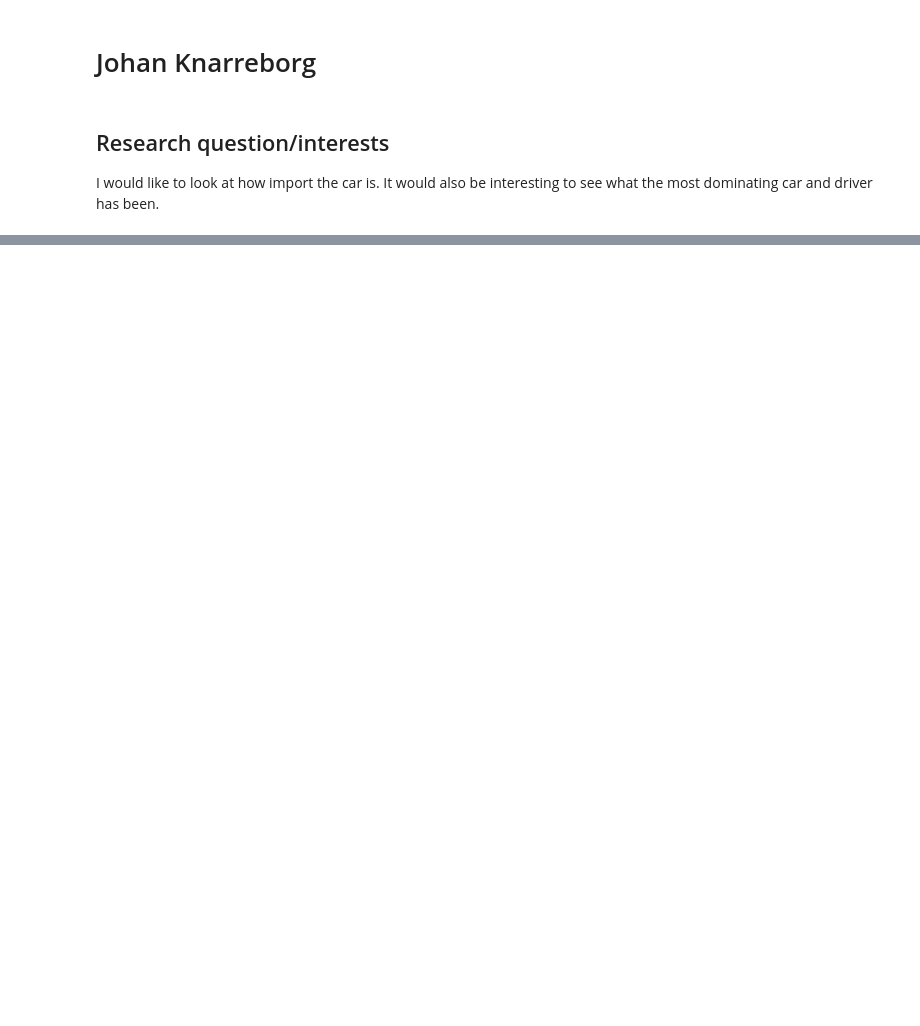
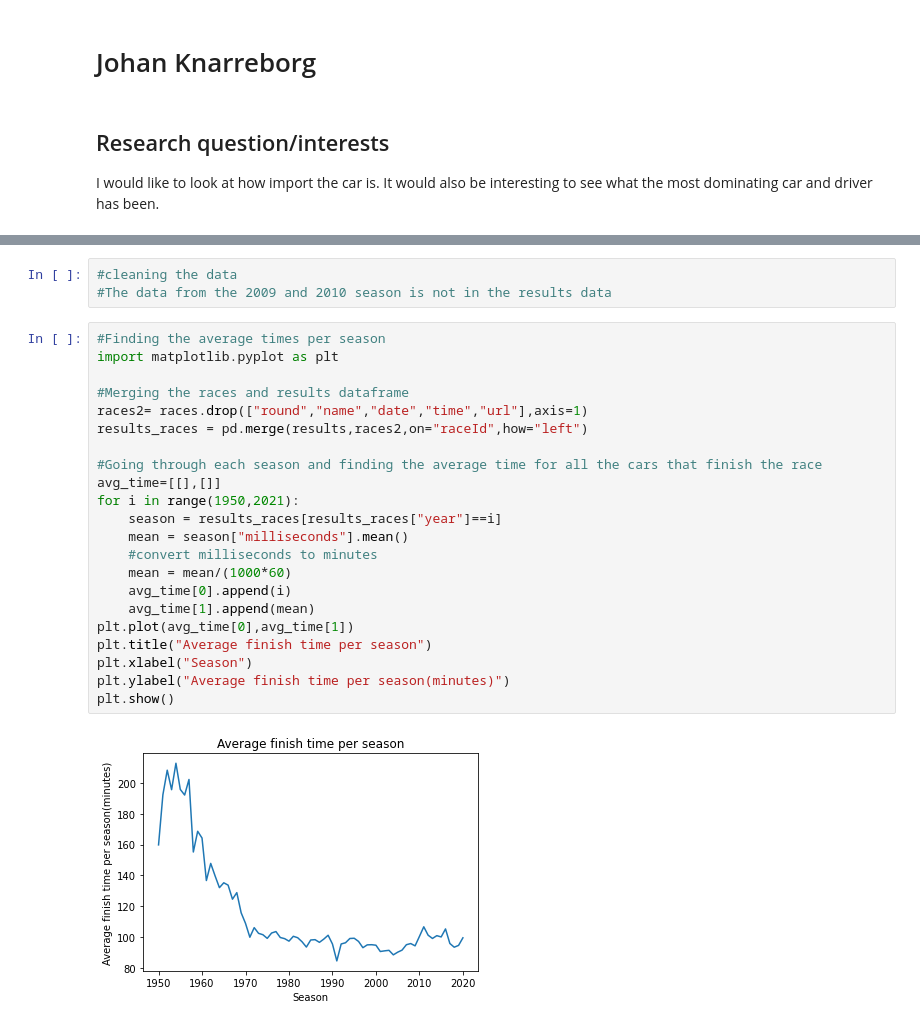
Before and after one commit to data301-2021-winter1/group16-project, a Jupyter notebook: notebooks/analysis1.ipynb, the cells around one changed output, grey strips where cells are left out. Drawn from its saved outputs; the diff is of its cells as text; blank space fills up the shorter version.

```diff
--- a/notebooks/analysis1.ipynb
+++ b/notebooks/analysis1.ipynb
@@ -103,0 +35,27 @@ Name: driverId, dtype: int64
+# %%
+#cleaning the data
+#The data from the 2009 and 2010 season is not in the results data
+# %%
+#Finding the average times per season
+import matplotlib.pyplot as plt
+
+#Merging the races and results dataframe
+races2= races.drop(["round","name","date","time","url"],axis=1)
+results_races = pd.merge(results,races2,on="raceId",how="left")
+
+#Going through each season and finding the average time for all the cars that finish the race
+avg_time=[[],[]]
+for i in range(1950,2021):
+    season = results_races[results_races["year"]==i]
+    mean = season["milliseconds"].mean()
+    #convert milliseconds to minutes
+    mean = mean/(1000*60)
+    avg_time[0].append(i)
+    avg_time[1].append(mean)
+plt.plot(avg_time[0],avg_time[1])
+plt.title("Average finish time per season")
+plt.xlabel("Season")
+plt.ylabel("Average finish time per season(minutes)")
+plt.show()
+# %% [output]
+[figure, added]
```
Also changed, not shown: parts of 12 cells of this notebook.
